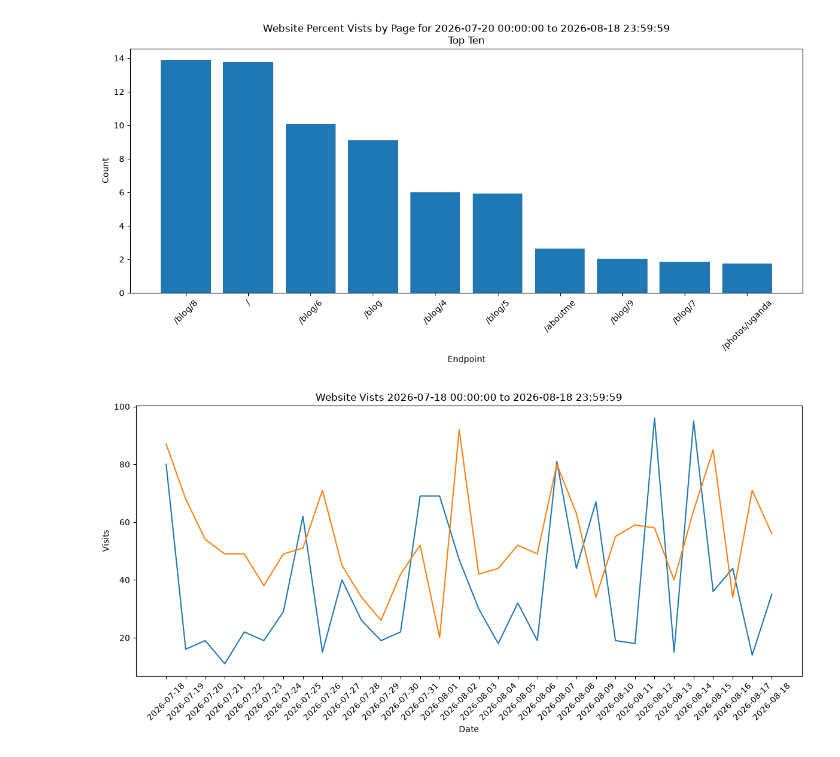
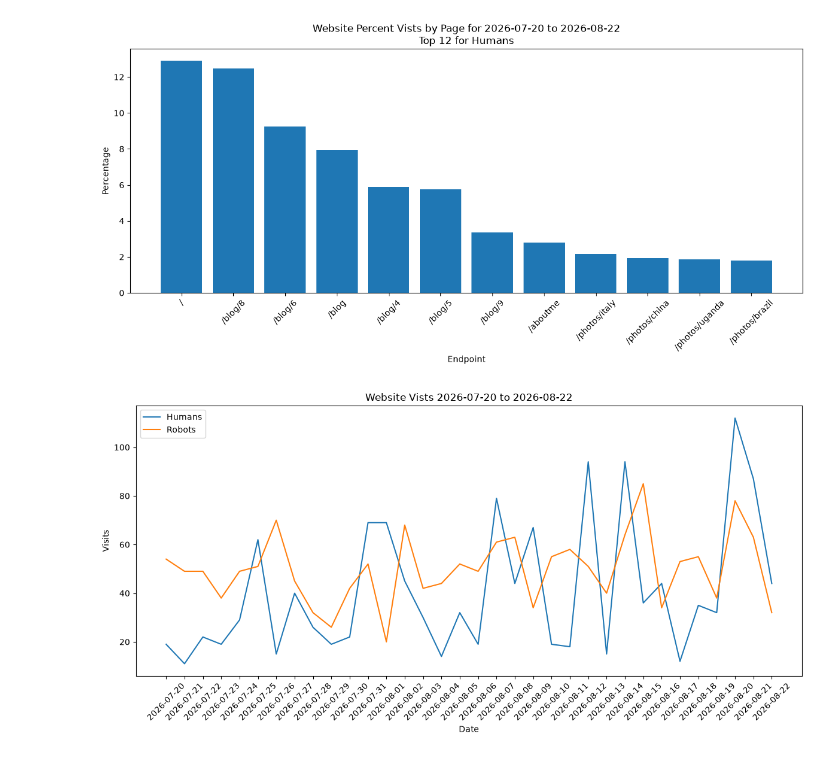
Before and after one commit to philiplessner/LogFileAnalysis, a Jupyter notebook: analyzedb.ipynb, the cells around one changed output. Cells and saved outputs as stored; diff of their text form; code cells hidden in the pictures.

```diff
--- a/analyzedb.ipynb
+++ b/analyzedb.ipynb
@@ -192,14 +176,14 @@ endpoints[:top_n.value]
 # %%
 
 plt.figure(figsize=(12, 6))
 plt.bar(endpoints[:top_n.value], percentages[:top_n.value])
-plt.title(f'Website Percent Vists by Page for {start_date} to {end_date}\nTop Ten')
+plt.title(f'Website Percent Vists by Page for {sdate} to {edate}\nTop {top_n.value} for Humans')
 plt.xlabel('Endpoint')
-plt.ylabel('Count')
+plt.ylabel('Percentage')
 plt.xticks(rotation=45)
 plt.tight_layout()
 # %% [output]
-[figure, old version]
+[figure, new version]
 # %%
 
 endpoint_html = f"""
@@ -292,17 +276,17 @@ dates = [date for date, _, _, _ in visits_counts]
 humans = [human for _,_, human, _ in visits_counts]
 robots = [robot for _, _, _, robot in visits_counts]
 # %%
-
 plt.figure(figsize=(12, 6))
-plt.plot(dates, humans)
-plt.plot(dates, robots)
-plt.title(f'Website Vists {start_date} to {end_date}')
+plt.plot(dates, humans, label='Humans')
+plt.plot(dates, robots, label='Robots')
+plt.title(f'Website Vists {sdate} to {edate}')
 plt.xlabel('Date')
 plt.ylabel('Visits')
 plt.xticks(rotation=45)
+plt.legend()
 plt.tight_layout()
 # %% [output]
-[figure, old version]
+[figure, new version]
 # %%
 visitbytype_html = f"""
 <html>
```
Also changed, not shown: parts of 7 cells of this notebook, 1 other file.
